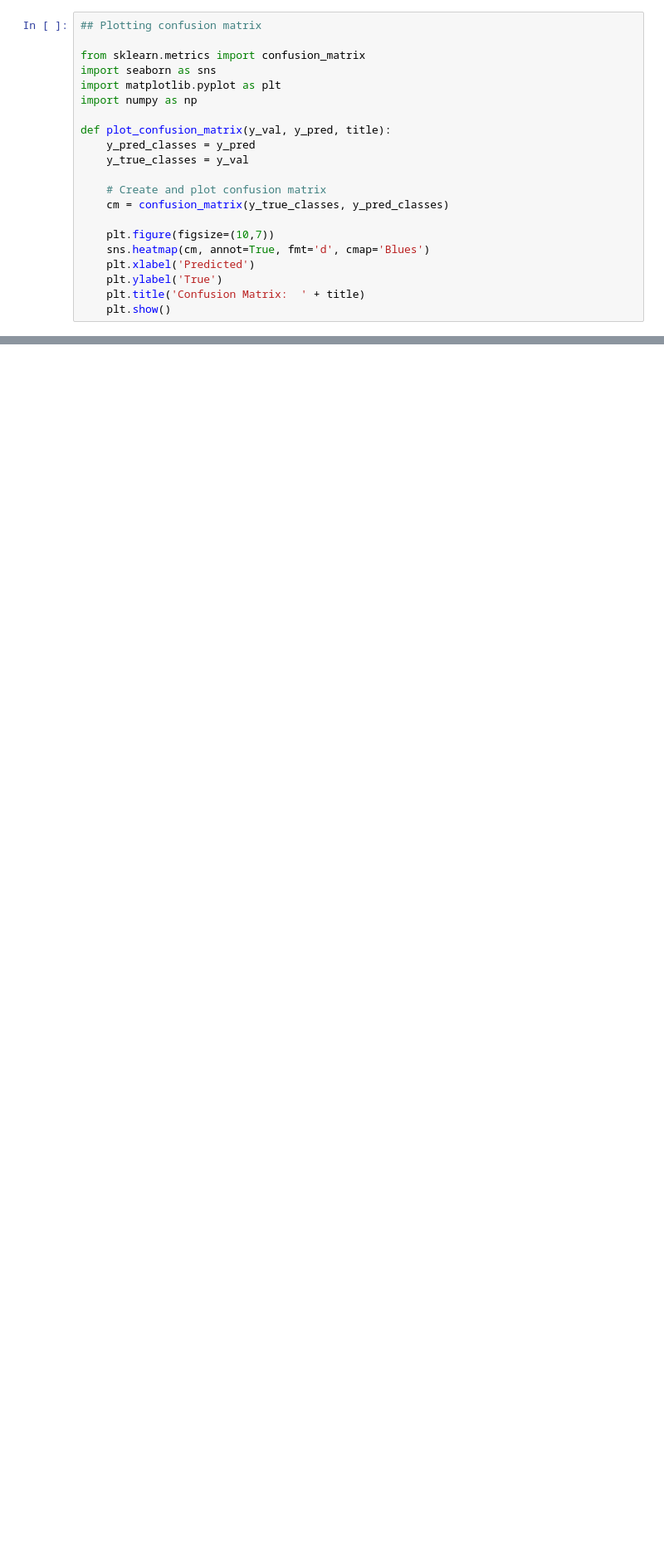
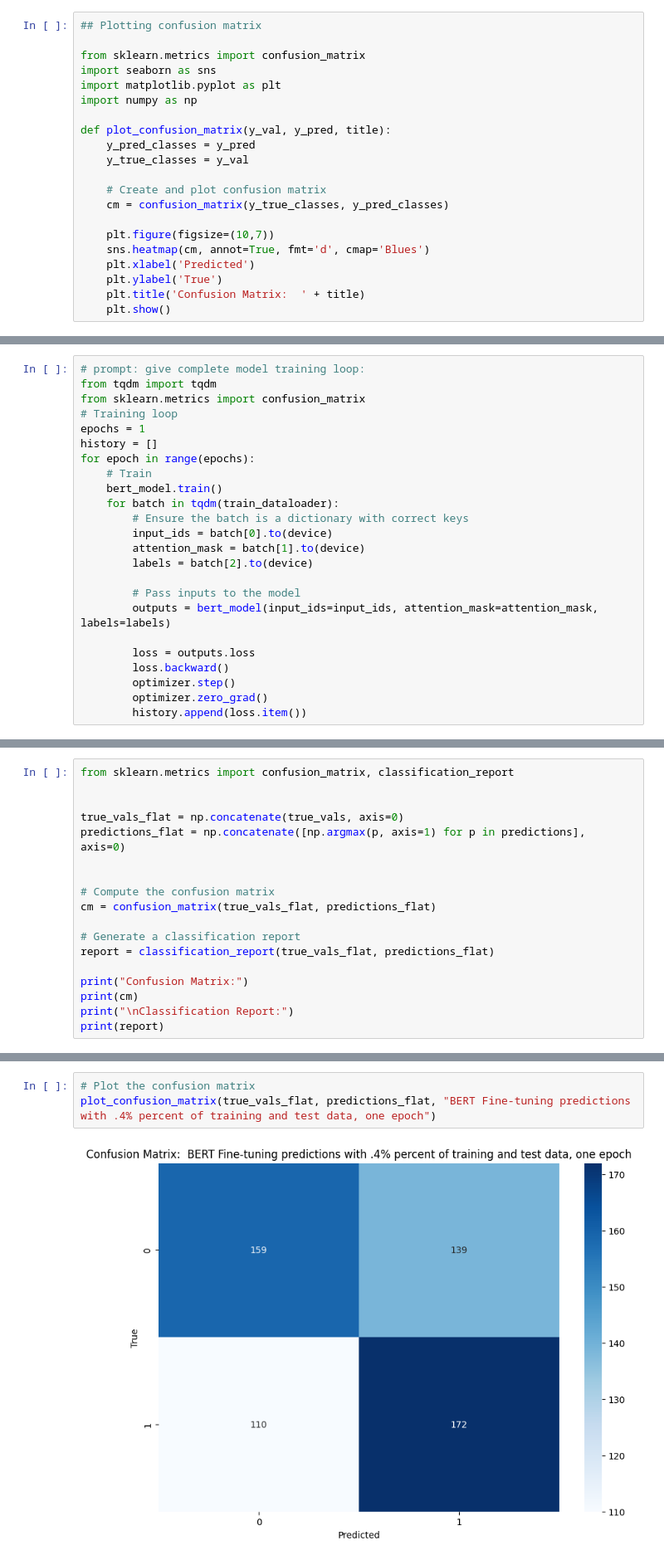
Before and after one commit to EPITA-LLMforHateSpeech/modeling, a Jupyter notebook: notebooks/mendeley/bert_finetune.ipynb, the cells around one changed output, grey strips where cells are left out. Shown at 83% size. Saved outputs shown, nothing was run; the diff lists cells and outputs as text; blank space fills up the shorter version.

Commit message:
fine tuning bert complete: unsatisfactory performance

```diff
--- a/notebooks/mendeley/bert_finetune.ipynb
+++ b/notebooks/mendeley/bert_finetune.ipynb
@@ -154,0 +236,24 @@ Datasets saved successfully.
+# %%
+# prompt: give complete model training loop:
+from tqdm import tqdm
+from sklearn.metrics import confusion_matrix
+# Training loop
+epochs = 1
+history = []
+for epoch in range(epochs):
+    # Train
+    bert_model.train()
+    for batch in tqdm(train_dataloader):
+        # Ensure the batch is a dictionary with correct keys
+        input_ids = batch[0].to(device)
+        attention_mask = batch[1].to(device)
+        labels = batch[2].to(device)
+
+        # Pass inputs to the model
+        outputs = bert_model(input_ids=input_ids, attention_mask=attention_mask, labels=labels)
+
+        loss = outputs.loss
+        loss.backward()
+        optimizer.step()
+        optimizer.zero_grad()
+        history.append(loss.item())
@@ -154,0 +300,18 @@ Datasets saved successfully.
+# %%
+from sklearn.metrics import confusion_matrix, classification_report
+
+
+true_vals_flat = np.concatenate(true_vals, axis=0)
+predictions_flat = np.concatenate([np.argmax(p, axis=1) for p in predictions], axis=0)
+
+
+# Compute the confusion matrix
+cm = confusion_matrix(true_vals_flat, predictions_flat)
+
+# Generate a classification report
+report = classification_report(true_vals_flat, predictions_flat)
+
+print("Confusion Matrix:")
+print(cm)
+print("\nClassification Report:")
+print(report)
@@ -154,0 +332,5 @@ Datasets saved successfully.
+# %%
+# Plot the confusion matrix
+plot_confusion_matrix(true_vals_flat, predictions_flat, "BERT Fine-tuning predictions with .4% percent of training and test data, one epoch")
+# %% [output]
+[figure, added]
```
Also changed, not shown: parts of 28 cells of this notebook, 6 other files.
